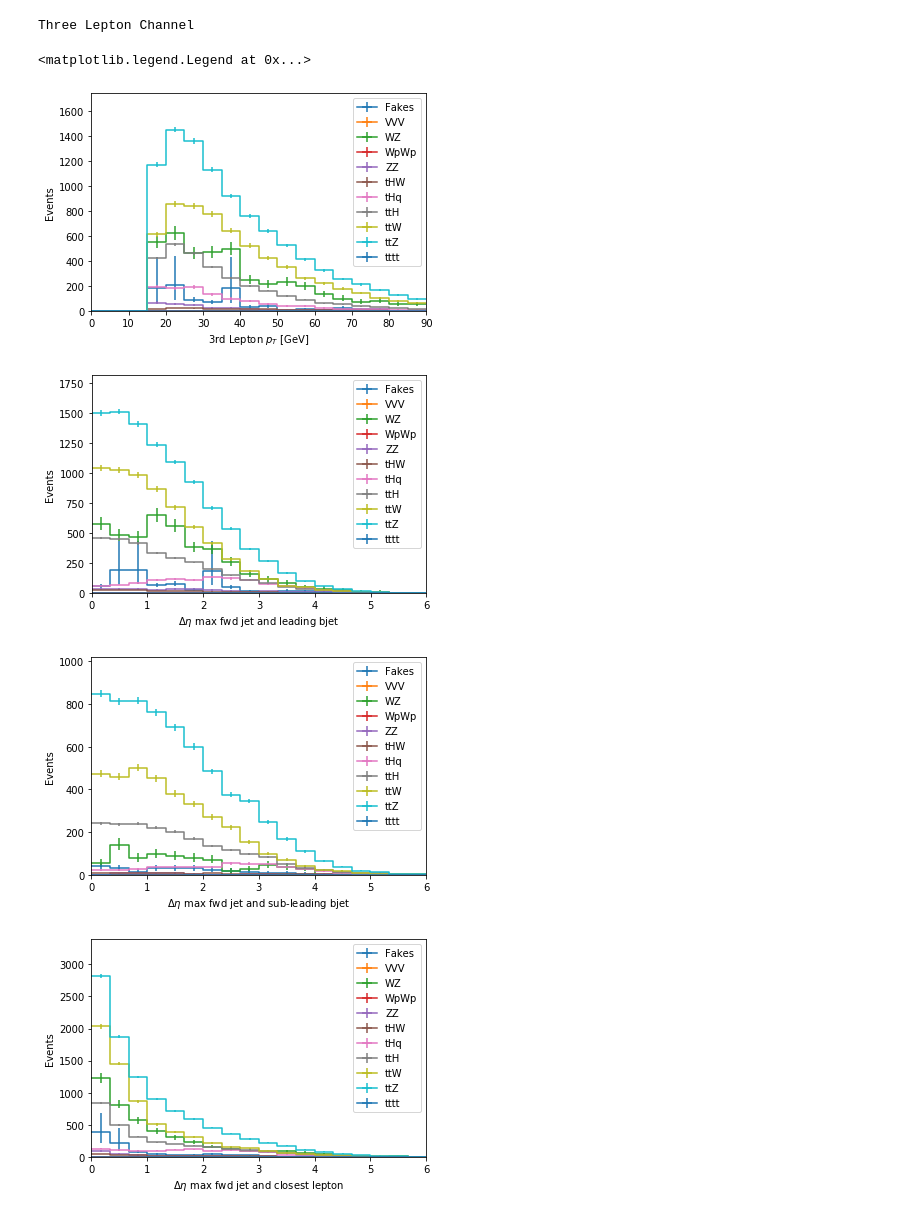
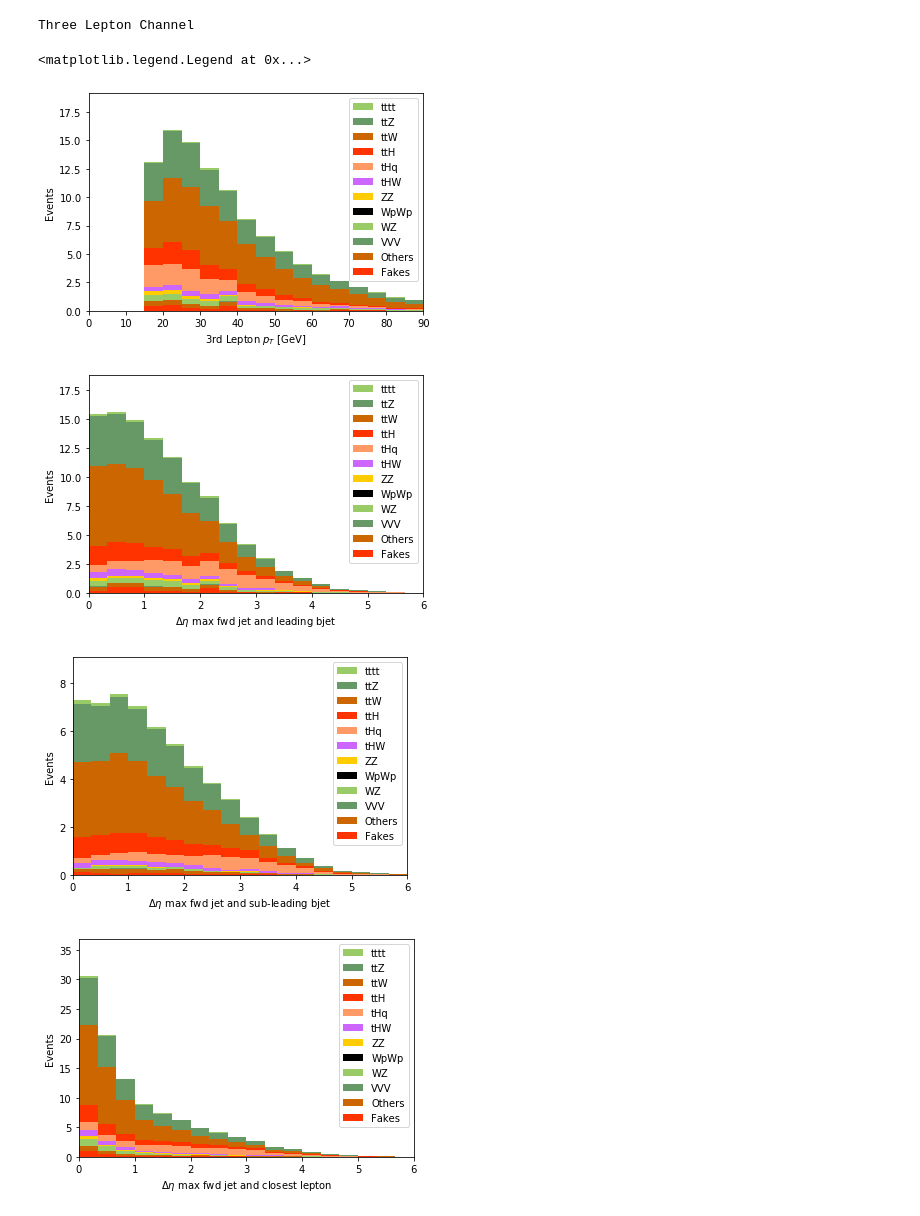
Before and after one commit to mat-adamec/tHq_analysis, a Jupyter notebook: THQ.ipynb, the cells around one changed output. Drawn from its saved outputs; the diff is of its cells as text; code cells hidden in the pictures.

```diff
--- a/THQ.ipynb
+++ b/THQ.ipynb
@@ -75,13 +99,13 @@ def looseFilter(loose_e_starts, loose_e_stops, loose_mu_starts, loose_mu_stops,
 def leptonChannels(tight_e_starts, tight_e_stops, tight_mu_starts, tight_mu_stops,
                 tight_e_px, tight_e_py, tight_e_pz, tight_e_E,
                 tight_mu_px, tight_mu_py, tight_mu_pz, tight_mu_E,
-                tight_e_pt, tight_mu_pt, e_charge, mu_charge):
-
+                tight_e_pt, tight_mu_pt, e_charge, e_tightCharge, mu_charge, mu_pterr):
     dilepton_mask = np.ones(tight_e_starts.size, dtype=np.bool_)
     trilepton_mask = np.ones(tight_e_starts.size, dtype=np.bool_)
 
     for e_start, e_stop, mu_start, mu_stop, i in zip(tight_e_starts, tight_e_stops, tight_mu_starts, tight_mu_stops, range(0, tight_e_starts.size)):
         event_pt = np.concatenate((tight_e_pt[e_start:e_stop], tight_mu_pt[mu_start:mu_stop]))
+        event_mu_ptErr = mu_pterr[mu_start:mu_stop]
         event_E = np.concatenate((tight_e_E[e_start:e_stop], tight_mu_E[mu_start:mu_stop]))
         event_px = np.concatenate((tight_e_px[e_start:e_stop], tight_mu_px[mu_start:mu_stop]))
         event_py = np.concatenate((tight_e_py[e_start:e_stop], tight_mu_py[mu_start:mu_stop]))
@@ -103,6 +127,12 @@ def leptonChannels(tight_e_starts, tight_e_stops, tight_mu_starts, tight_mu_stop
                                 event_px[1], event_py[1], event_pz[1], event_E[1]))
                ):
                 dilepton_mask[i] = 0
+            # Remove events with muons that have pTErr/pT < 0.2
+            if ((tight_mu_pt[mu_start:mu_stop].size > 0) & (event_mu_ptErr/tight_mu_pt[mu_start:mu_stop] > 0.2).any()):
+                dilepton_mask[i] = 0
+            # Remove events with electrons for which tightCharge is not 2: “Tight charge criteria (0:none, 1:isGsfScPixChargeConsistent, 2:isGsfCtfScPixChargeConsistent)”
+            #if ((tight_e_pt[e_start:e_stop].size > 0) & (e_tightCharge[e_start:e_stop] != 2).any()):
+            #    dilepton_mask[i] = 0
 
         # Events with exactly 3 leptons
         if not (event_pt.size == 3):
@@ -677,0 +650,7 @@ blosc
+# %%
+output = processor.run_uproot_job(fileset=fileset,
+                       treename="Events",
+                       processor_instance=SignalProcessor(),
+                       executor=processor.futures_executor,
+                       executor_args={'workers': 16},
+                       chunksize=250000)
@@ -678,67 +660,68 @@ blosc
 # %%
 # Currently deprecated.
-colors = ['#1b9e77','#d95f02','#7570b3','#e7298a','#66a61e','#e6ab02']
+colors = ['#99CC66', '#669966', '#CC6600', '#FF3300', '#FF9966', '#CC66FF', '#FFCC00', '#000000']
 
-stack = False
+
+stack = True
 clear = False
 fill_opts = None
 overlay = 'scaled'
 # %%
 print('Three Lepton Channel')
 fig, ax = plt.subplots(1)
-#ax.set_prop_cycle(cycler(color=colors))
+ax.set_prop_cycle(cycler(color=colors))
 hist.plot1d(output['lll_3rdLepton_pT'], overlay=overlay, stack=stack, ax=ax, clear=clear, fill_opts=fill_opts)
 ax.set_ylim(0, None)
 ax.legend()
 fig, ax = plt.subplots(1)
-#ax.set_prop_cycle(cycler(color=colors))
+ax.set_prop_cycle(cycler(color=colors))
 hist.plot1d(output['lll_fwdJet_leadbJet'], overlay=overlay, stack=stack, ax=ax, clear=clear, fill_opts=fill_opts)
 ax.set_ylim(0, None)
 ax.legend()
 fig, ax = plt.subplots(1)
-#ax.set_prop_cycle(cycler(color=colors))
+ax.set_prop_cycle(cycler(color=colors))
 hist.plot1d(output['lll_fwdJet_subleadbJet'], overlay=overlay, stack=stack, ax=ax, clear=clear, fill_opts=fill_opts)
 ax.set_ylim(0, None)
 ax.legend()
 fig, ax = plt.subplots(1)
-#ax.set_prop_cycle(cycler(color=colors))
+ax.set_prop_cycle(cycler(color=colors))
 hist.plot1d(output['lll_fwdJet_closestLepton'], overlay=overlay, stack=stack, ax=ax, clear=clear, fill_opts=fill_opts)
 ax.set_ylim(0, None)
 ax.legend()
 fig, ax = plt.subplots(1)
-#ax.set_prop_cycle(cycler(color=colors))
+ax.set_prop_cycle(cycler(color=colors))
 hist.plot1d(output['lll_highpT_sslp'], overlay=overlay, stack=stack, ax=ax, clear=clear, fill_opts=fill_opts)
 ax.set_ylim(0, None)
 ax.legend()
 fig, ax = plt.subplots(1)
-#ax.set_prop_cycle(cycler(color=colors))
+ax.set_prop_cycle(cycler(color=colors))
 hist.plot1d(output['lll_jetMaxEta'], overlay=overlay, stack=stack, ax=ax, clear=clear, fill_opts=fill_opts)
 ax.set_ylim(0, None)
 ax.legend()
 fig, ax = plt.subplots(1)
-#ax.set_prop_cycle(cycler(color=colors))
+ax.set_prop_cycle(cycler(color=colors))
 hist.plot1d(output['lll_minDelR'], overlay=overlay, stack=stack, ax=ax, clear=clear, fill_opts=fill_opts)
 ax.set_ylim(0, None)
 ax.legend()
 fig, ax = plt.subplots(1)
-#ax.set_prop_cycle(cycler(color=colors))
+ax.set_prop_cycle(cycler(color=colors))
 hist.plot1d(output['lll_NJetMED'], overlay=overlay, stack=stack, ax=ax, clear=clear, fill_opts=fill_opts)
 ax.set_ylim(0, None)
 ax.legend()
 fig, ax = plt.subplots(1)
-#ax.set_prop_cycle(cycler(color=colors))
+ax.set_prop_cycle(cycler(color=colors))
 hist.plot1d(output['lll_NJetNONMED'], overlay=overlay, stack=stack, ax=ax, clear=clear, fill_opts=fill_opts)
 ax.set_ylim(0, None)
 ax.legend()
 fig, ax = plt.subplots(1)
-#ax.set_prop_cycle(cycler(color=colors))
+ax.set_prop_cycle(cycler(color=colors))
 hist.plot1d(output['lll_TotalCharge'], overlay=overlay, stack=stack, ax=ax, clear=clear, fill_opts=fill_opts)
 ax.set_ylim(0, None)
 ax.legend()
 # %% [output]
 Three Lepton Channel
 <matplotlib.legend.Legend at 0x...>
-[figure, old version]
+[figure, new version]
-[figure, old version]
+[figure, new version]
-[figure, old version]
+[figure, new version]
-[figure, old version]
+[figure, new version]
```
Also changed, not shown: parts of 13 cells of this notebook.
